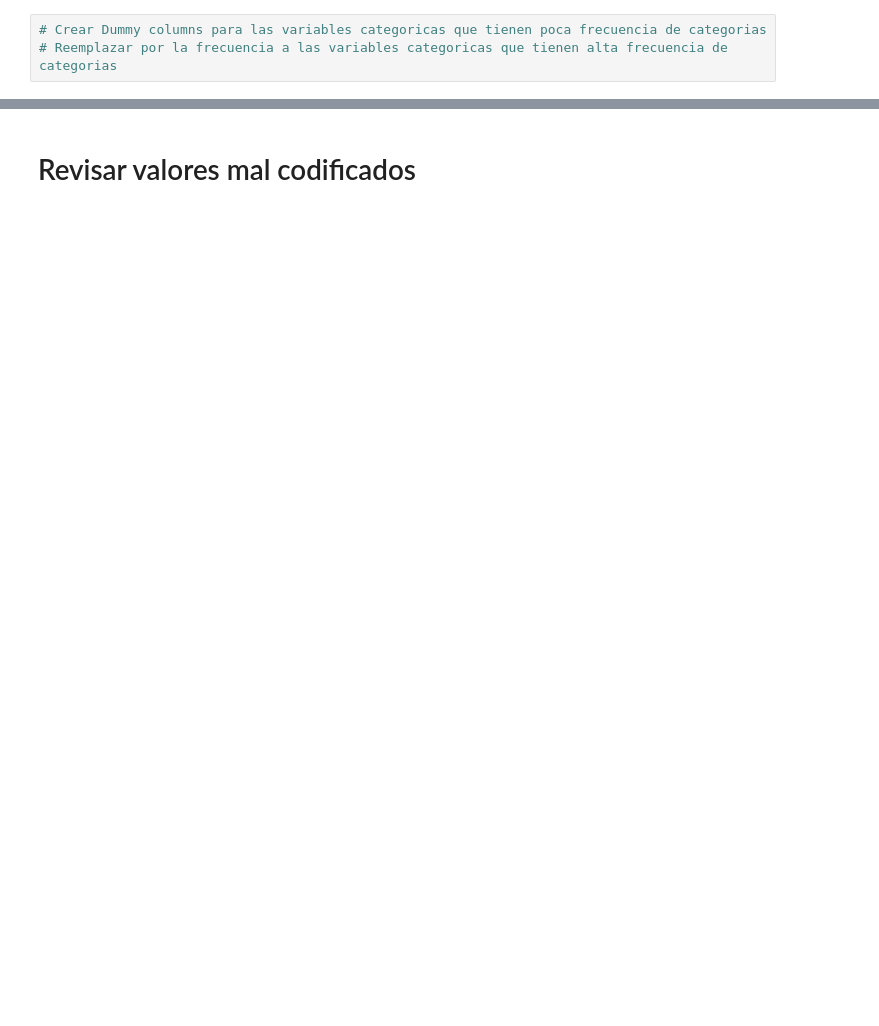
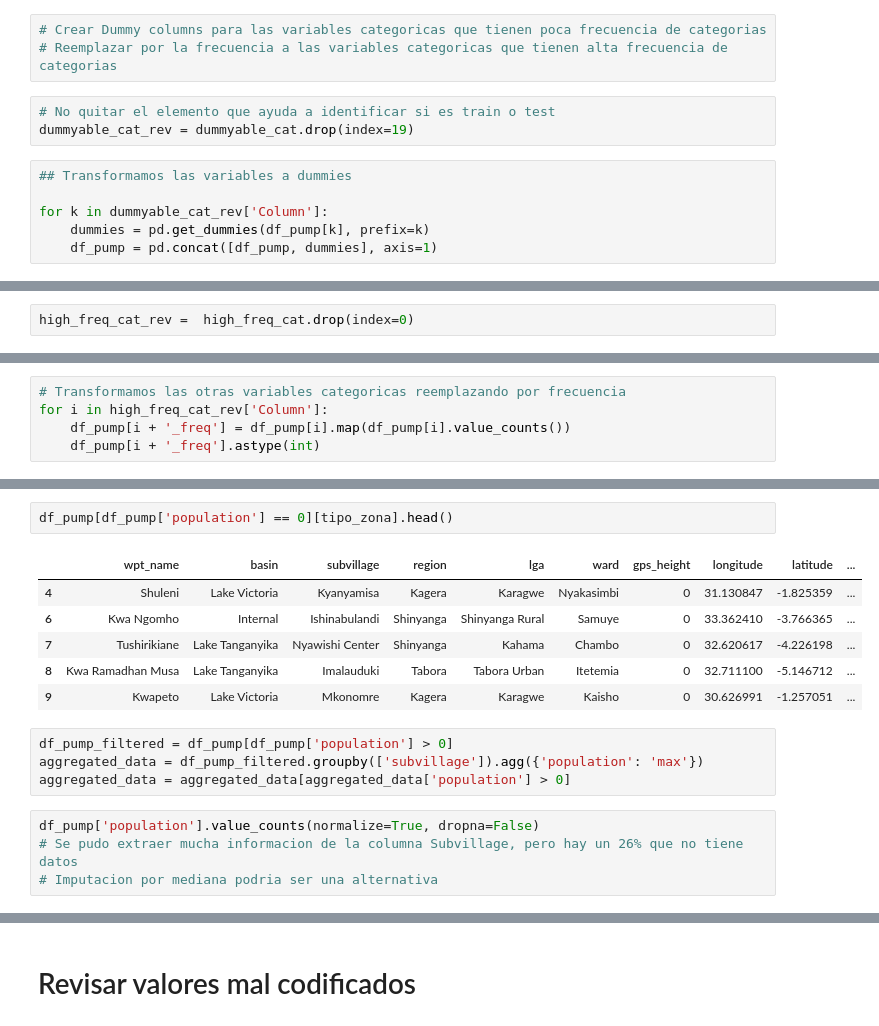
Before and after one commit to ivanrnarvaez/PumpitUp, a Jupyter notebook: PumpitUp.ipynb, the cells around one changed output, grey strips where cells are left out. Cells and saved outputs as stored; diff of their text form; blank space fills up the shorter version.

Commit message:
Clean numerical variables

```diff
--- a/PumpitUp.ipynb
+++ b/PumpitUp.ipynb
@@ -392,3 +413,12 @@ df_pump[tipo_personas]
 # %%
 # Crear Dummy columns para las variables categoricas que tienen poca frecuencia de categorias
 # Reemplazar por la frecuencia a las variables categoricas que tienen alta frecuencia de categorias
+# %%
+# No quitar el elemento que ayuda a identificar si es train o test
+dummyable_cat_rev = dummyable_cat.drop(index=19)
+# %%
+## Transformamos las variables a dummies
+
+for k in dummyable_cat_rev['Column']:
+    dummies = pd.get_dummies(df_pump[k], prefix=k)
+    df_pump = pd.concat([df_pump, dummies], axis=1)
@@ -394,0 +433,2 @@ df_pump[tipo_personas]
+# %%
+high_freq_cat_rev =  high_freq_cat.drop(index=0)
@@ -394,0 +447,5 @@ df_pump[tipo_personas]
+# %%
+# Transformamos las otras variables categoricas reemplazando por frecuencia
+for i in high_freq_cat_rev['Column']:
+    df_pump[i + '_freq'] = df_pump[i].map(df_pump[i].value_counts())
+    df_pump[i + '_freq'].astype(int)
@@ -394,0 +484,17 @@ df_pump[tipo_personas]
+# %%
+df_pump[df_pump['population'] == 0][tipo_zona].head()
+# %% [output]
+|  | wpt_name | basin | subvillage | region | lga | ward | gps_height | longitude | latitude | ... |
+| 4 | Shuleni | Lake Victoria | Kyanyamisa | Kagera | Karagwe | Nyakasimbi | 0 | 31.130847 | -1.825359 | ... |
+| 6 | Kwa Ngomho | Internal | Ishinabulandi | Shinyanga | Shinyanga Rural | Samuye | 0 | 33.362410 | -3.766365 | ... |
+| 7 | Tushirikiane | Lake Tanganyika | Nyawishi Center | Shinyanga | Kahama | Chambo | 0 | 32.620617 | -4.226198 | ... |
+| 8 | Kwa Ramadhan Musa | Lake Tanganyika | Imalauduki | Tabora | Tabora Urban | Itetemia | 0 | 32.711100 | -5.146712 | ... |
+| 9 | Kwapeto | Lake Victoria | Mkonomre | Kagera | Karagwe | Kaisho | 0 | 30.626991 | -1.257051 | ... |
+# %%
+df_pump_filtered = df_pump[df_pump['population'] > 0]
+aggregated_data = df_pump_filtered.groupby(['subvillage']).agg({'population': 'max'})
+aggregated_data = aggregated_data[aggregated_data['population'] > 0]
+# %%
+df_pump['population'].value_counts(normalize=True, dropna=False)
+# Se pudo extraer mucha informacion de la columna Subvillage, pero hay un 26% que no tiene datos
+# Imputacion por mediana podria ser una alternativa
```
Also changed, not shown: parts of 51 cells of this notebook.
